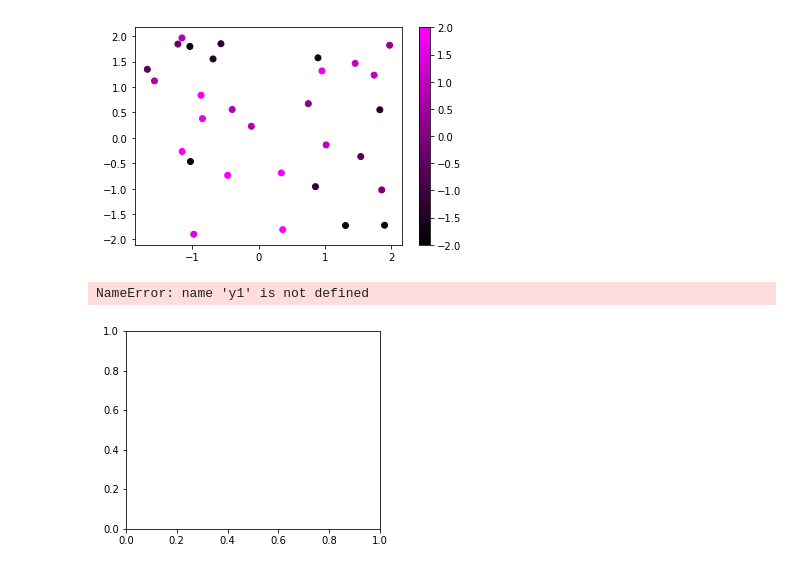
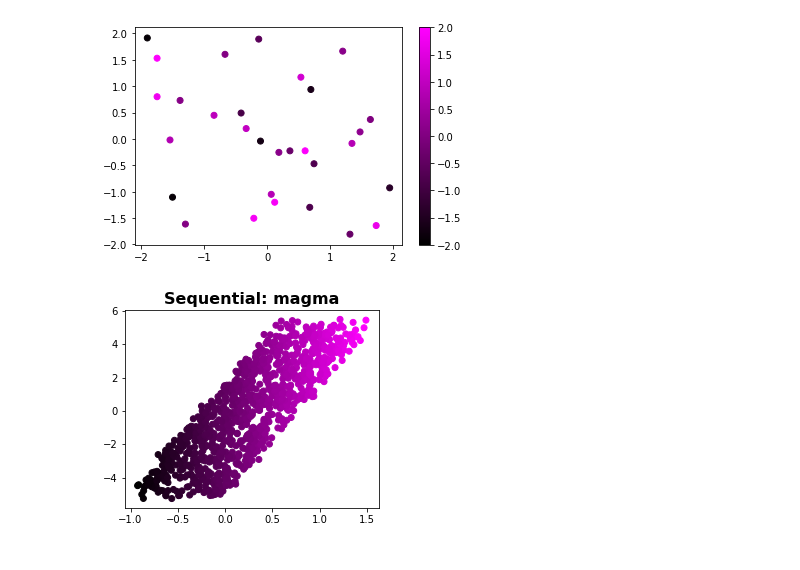
Before and after one commit to DiscoveryDNA/reading_czi_stack_videos_GH, a Jupyter notebook: notebooks/00_exploring_color.ipynb, the cells around one changed output. Drawn from its saved outputs; the diff is of its cells as text; code cells hidden in the pictures.

```diff
--- a/notebooks/00_exploring_color.ipynb
+++ b/notebooks/00_exploring_color.ipynb
@@ -75,29 +85,29 @@ import matplotlib.colors
 x,y,c = zip(*np.random.rand(30,3)*4-2)
 
 norm=plt.Normalize(-2,2)
-cmap = matplotlib.colors.LinearSegmentedColormap.from_list("", ["black","magenta"])
+magenta = matplotlib.colors.LinearSegmentedColormap.from_list("", ["black","magenta"])
 
-plt.scatter(x,y,c=c, cmap=cmap, norm=norm)
+plt.scatter(x,y,c=c, cmap=magenta, norm=norm)
 plt.colorbar()
 plt.show()
 # %% [output]
-[figure, old version]
+[figure, new version]
 # %%
 # Setting the figure size
 fig = plt.figure(figsize=(10, 8))
 
 # Initializing the data
 num = 1000
 x1 = np.linspace(-0.5,1,num) + (0.5 - np.random.rand(num))
+y1 = np.linspace(-5,5,num) + (0.5 - np.random.rand(num))
 
 
 # Sequential Colormap
 ax1 = fig.add_subplot(221)
 ax1.scatter(x1, y1, c=x1, cmap=cmap)
 ax1.set_title('Sequential: magma', fontsize=16, weight='bold')
 
 # Displaying the figure
 plt.show()
 # %% [output]
-NameError: name 'y1' is not defined
-[figure, old version]
+[figure, new version]
```
Also changed, not shown: parts of 5 cells of this notebook, 1 other file.
